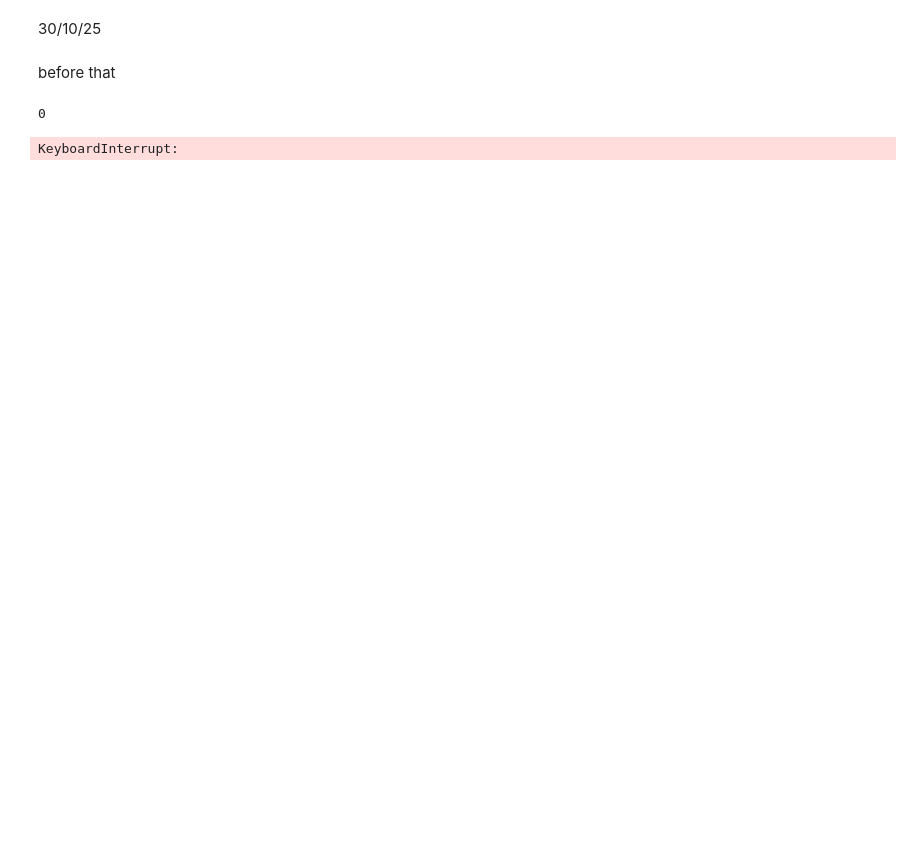
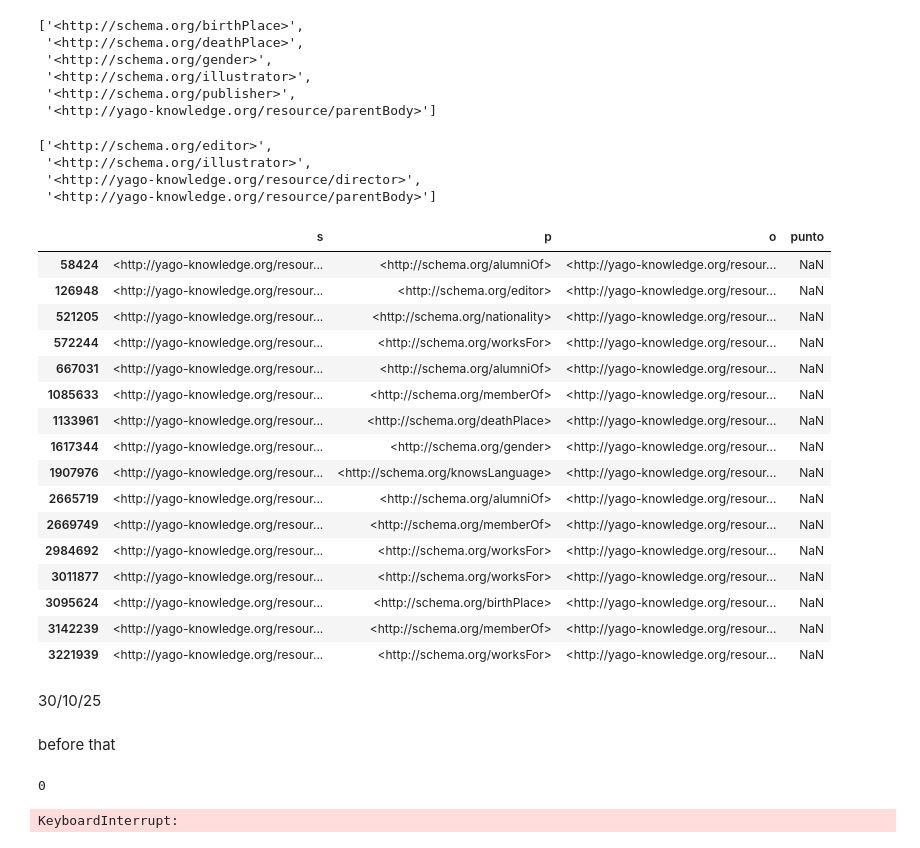
Before and after one commit to Zamprognog/NMRextension, a Jupyter notebook: scrathbook/debugging.ipynb, the cells around one changed output. Saved outputs shown, nothing was run; the diff lists cells and outputs as text; code cells hidden in the pictures; blank space fills up the shorter version.

Commit message:
yago

```diff
--- a/scrathbook/debugging.ipynb
+++ b/scrathbook/debugging.ipynb
@@ -11,0 +20,2 @@ import networkx as nx
+# %%
+yago = pd.read_csv('../datasets/YAGO4.5/data/YAGO4.5-10_train.tsv', sep='\t', header=None, names=['s', 'p', 'o', 'punto'])
@@ -11,0 +50,9 @@ import networkx as nx
+# %%
+functional_properties
+# %% [output]
+['<http://schema.org/birthPlace>',
+ '<http://schema.org/deathPlace>',
+ '<http://schema.org/gender>',
+ '<http://schema.org/illustrator>',
+ '<http://schema.org/publisher>',
+ '<http://yago-knowledge.org/resource/parentBody>']
@@ -12,3 +64,30 @@ import networkx as nx
+# %%
+inv_functional_properties'<http://schema.org/editor>'
+# %% [output]
+['<http://schema.org/editor>',
+ '<http://schema.org/illustrator>',
+ '<http://yago-knowledge.org/resource/director>',
+ '<http://yago-knowledge.org/resource/parentBody>']
+# %%
+yago[(yago['s'] == '<http://yago-knowledge.org/resource/Carl_Joachim_Classen>') | (yago['o']=='<http://yago-knowledge.org/resource/Carl_Joachim_Classen>')]
+# %% [output]
+|  | s | p | o | punto |
+| 58424 | <http://yago-knowledge.org/resour... | <http://schema.org/alumniOf> | <http://yago-knowledge.org/resour... | NaN |
+| 126948 | <http://yago-knowledge.org/resour... | <http://schema.org/editor> | <http://yago-knowledge.org/resour... | NaN |
+| 521205 | <http://yago-knowledge.org/resour... | <http://schema.org/nationality> | <http://yago-knowledge.org/resour... | NaN |
+| 572244 | <http://yago-knowledge.org/resour... | <http://schema.org/worksFor> | <http://yago-knowledge.org/resour... | NaN |
+| 667031 | <http://yago-knowledge.org/resour... | <http://schema.org/alumniOf> | <http://yago-knowledge.org/resour... | NaN |
+| 1085633 | <http://yago-knowledge.org/resour... | <http://schema.org/memberOf> | <http://yago-knowledge.org/resour... | NaN |
+| 1133961 | <http://yago-knowledge.org/resour... | <http://schema.org/deathPlace> | <http://yago-knowledge.org/resour... | NaN |
+| 1617344 | <http://yago-knowledge.org/resour... | <http://schema.org/gender> | <http://yago-knowledge.org/resour... | NaN |
+| 1907976 | <http://yago-knowledge.org/resour... | <http://schema.org/knowsLanguage> | <http://yago-knowledge.org/resour... | NaN |
+| 2665719 | <http://yago-knowledge.org/resour... | <http://schema.org/alumniOf> | <http://yago-knowledge.org/resour... | NaN |
+| 2669749 | <http://yago-knowledge.org/resour... | <http://schema.org/memberOf> | <http://yago-knowledge.org/resour... | NaN |
+| 2984692 | <http://yago-knowledge.org/resour... | <http://schema.org/worksFor> | <http://yago-knowledge.org/resour... | NaN |
+| 3011877 | <http://yago-knowledge.org/resour... | <http://schema.org/worksFor> | <http://yago-knowledge.org/resour... | NaN |
+| 3095624 | <http://yago-knowledge.org/resour... | <http://schema.org/birthPlace> | <http://yago-knowledge.org/resour... | NaN |
+| 3142239 | <http://yago-knowledge.org/resour... | <http://schema.org/memberOf> | <http://yago-knowledge.org/resour... | NaN |
+| 3221939 | <http://yago-knowledge.org/resour... | <http://schema.org/worksFor> | <http://yago-knowledge.org/resour... | NaN |
 # %% [markdown]
 30/10/25
 # %%
```
Also changed, not shown: parts of 6 cells of this notebook, 5 other files.
